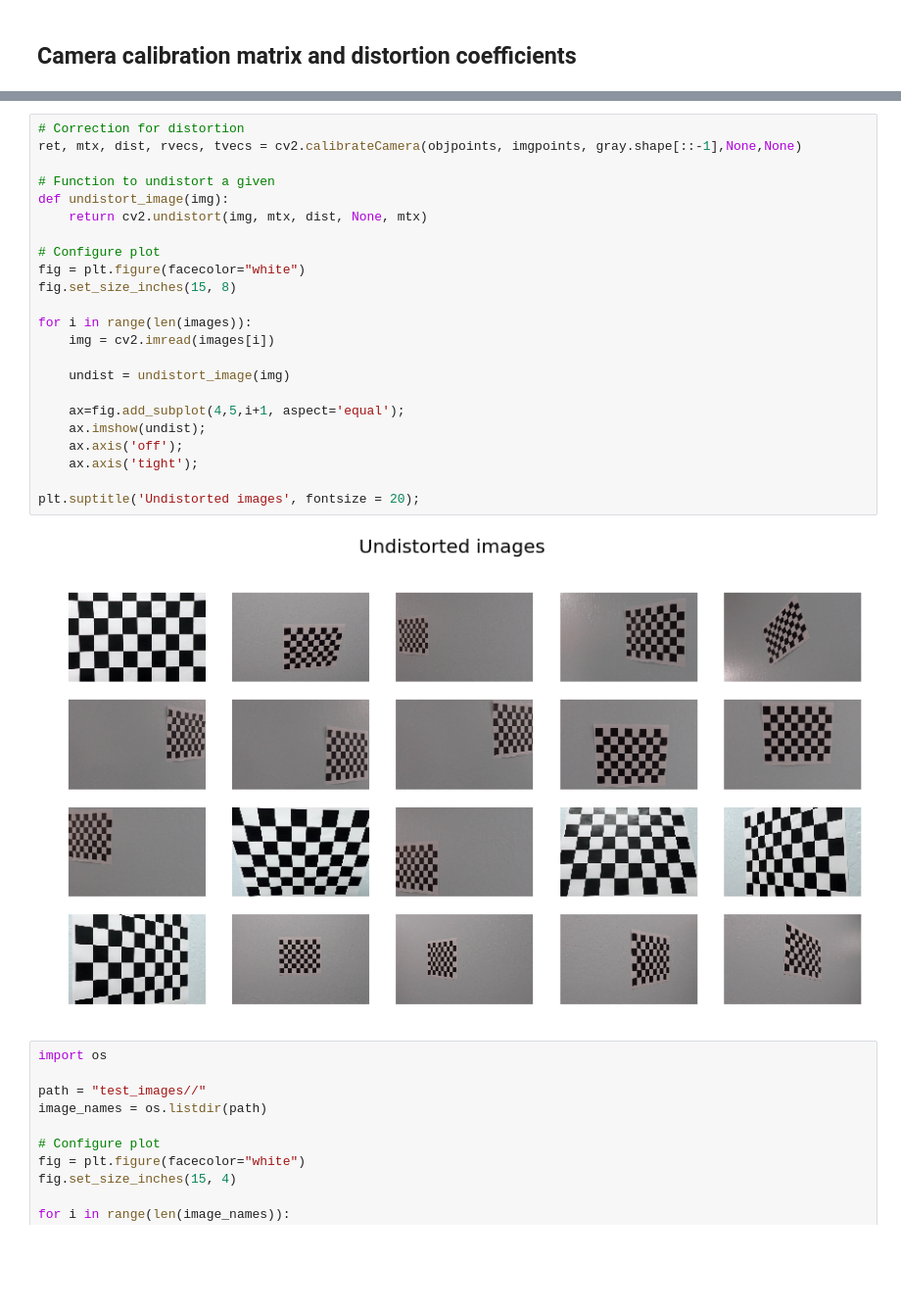
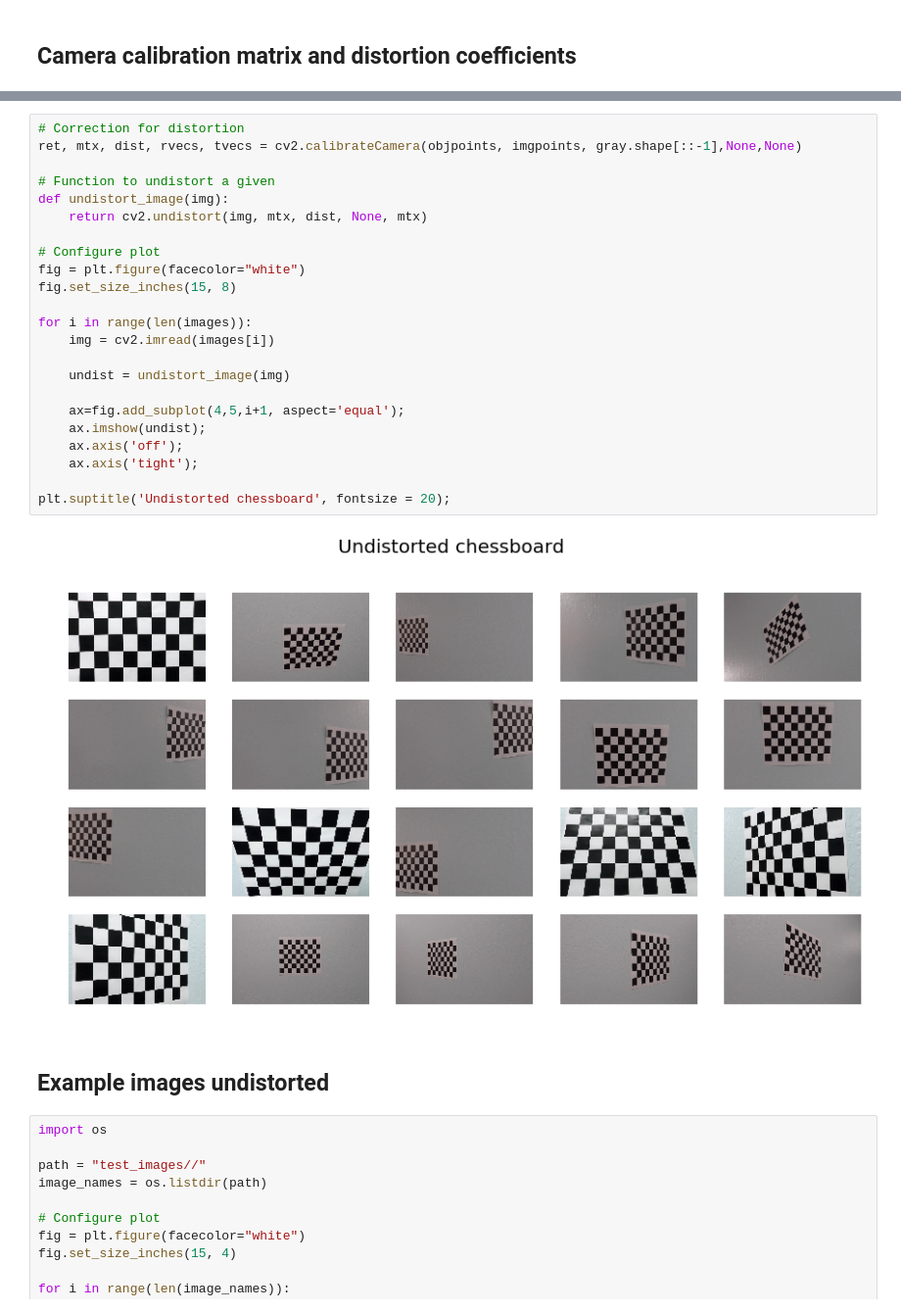
Before and after one commit to ibiscp/Advanced-Lane-Finding, a Jupyter notebook: Advanced-Line-Finding.ipynb, the cells around one changed output, grey strips where cells are left out. Shown at 98% size. Cells and saved outputs as stored; diff of their text form; blank space fills up the shorter version.

```diff
--- a/Advanced-Line-Finding.ipynb
+++ b/Advanced-Line-Finding.ipynb
@@ -59,28 +63,30 @@ plt.suptitle('Distorted images with corners identified', fontsize = 20);
 # %%
 # Correction for distortion
 ret, mtx, dist, rvecs, tvecs = cv2.calibrateCamera(objpoints, imgpoints, gray.shape[::-1],None,None)
 
 # Function to undistort a given
 def undistort_image(img):
     return cv2.undistort(img, mtx, dist, None, mtx)
 
 # Configure plot
 fig = plt.figure(facecolor="white")
 fig.set_size_inches(15, 8)
 
 for i in range(len(images)):
     img = cv2.imread(images[i])
 
     undist = undistort_image(img)
 
     ax=fig.add_subplot(4,5,i+1, aspect='equal');
     ax.imshow(undist);
     ax.axis('off');
     ax.axis('tight');
 
-plt.suptitle('Undistorted images', fontsize = 20);
+plt.suptitle('Undistorted chessboard', fontsize = 20);
 # %% [output]
-[figure, old version]
+[figure, new version]
+# %% [markdown]
+## Example images undistorted
 # %%
 import os
 
```
Also changed, not shown: parts of 22 cells of this notebook.
